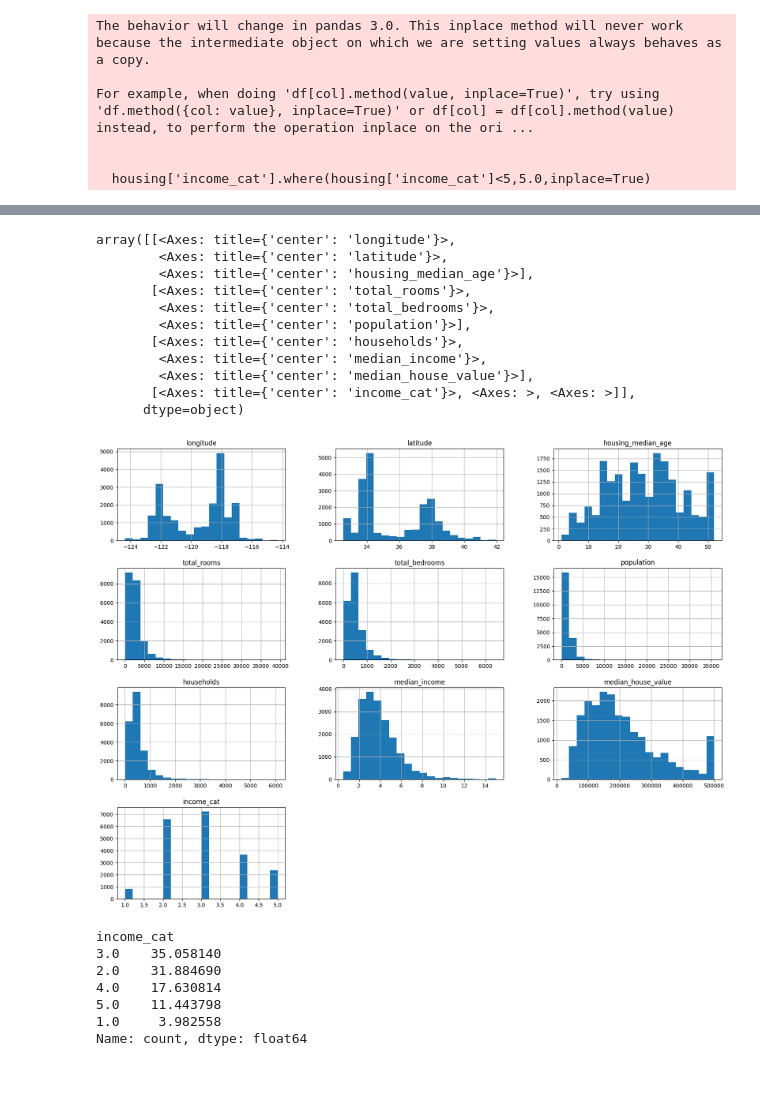
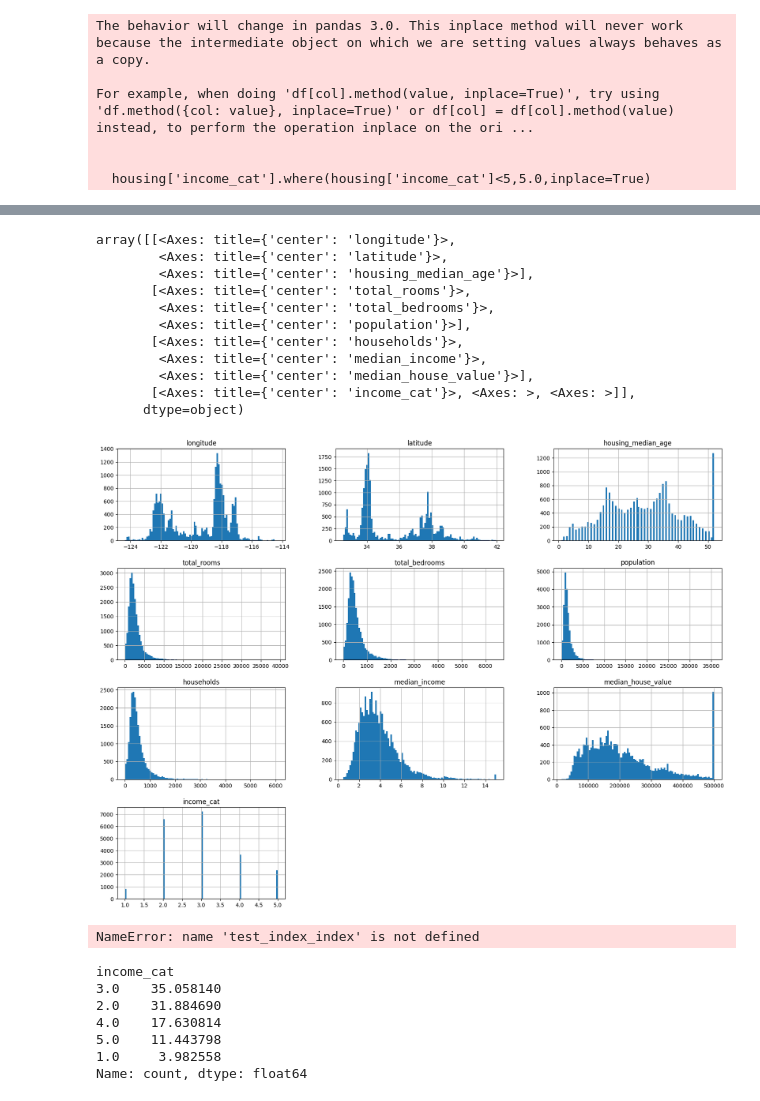
Before and after one commit to Paprotny/DataScienceLearning, a Jupyter notebook: Projekt/Mieszkania.ipynb, the cells around one changed output, grey strips where cells are left out. Saved outputs shown, nothing was run; the diff lists cells and outputs as text; code cells hidden in the pictures.

```diff
--- a/Projekt/Mieszkania.ipynb
+++ b/Projekt/Mieszkania.ipynb
@@ -5,7 +5,7 @@ from six.moves import urllib
 # %%
 import pandas as pd
 # %%
-def load_housing_data(housing_path=r"C:\Users\grzeg\Documents\Python\Nauka\DS\Projekt\zestaw_danych\Mieszkania"):
+def load_housing_data(housing_path=r"C:\Users\grzeg\Documents\DataScience\Projekt\zestaw_danych\Mieszkania"):
     csv_path=os.path.join(housing_path,'housing.csv')
     return pd.read_csv(csv_path)
 # %%
@@ -142,20 +126,20 @@ housing.head()
 | 3 | -122.25 | 37.85 | 52.0 | 1274.0 | 235.0 | 558.0 | 219.0 | ... |
 | 4 | -122.25 | 37.85 | 52.0 | 1627.0 | 280.0 | 565.0 | 259.0 | ... |
 # %%
-housing.hist(bins=20,figsize=(20,15))
+housing.hist(bins=100,figsize=(20,15))
 # %% [output]
 array([[<Axes: title={'center': 'longitude'}>,
         <Axes: title={'center': 'latitude'}>,
         <Axes: title={'center': 'housing_median_age'}>],
        [<Axes: title={'center': 'total_rooms'}>,
         <Axes: title={'center': 'total_bedrooms'}>,
         <Axes: title={'center': 'population'}>],
        [<Axes: title={'center': 'households'}>,
         <Axes: title={'center': 'median_income'}>,
         <Axes: title={'center': 'median_house_value'}>],
        [<Axes: title={'center': 'income_cat'}>, <Axes: >, <Axes: >]],
       dtype=object)
-[figure, old version]
+[figure, new version]
 # %%
 from sklearn.model_selection import StratifiedShuffleSplit
 # %%
@@ -163,6 +147,10 @@ split=StratifiedShuffleSplit(n_splits=1,test_size=0.2,random_state=42)
 for train_index,test_index in split.split(housing,housing['income_cat']):
     strat_train_set=housing.loc[train_index]
     strat_test_set=housing.loc[test_index]
+# %%
+test_index_index.view()
+# %% [output]
+NameError: name 'test_index_index' is not defined
 # %%
 housing['income_cat'].value_counts()/len(housing)*100
 # %% [output]
```
Also changed, not shown: parts of 3 cells of this notebook, 4 other files.
